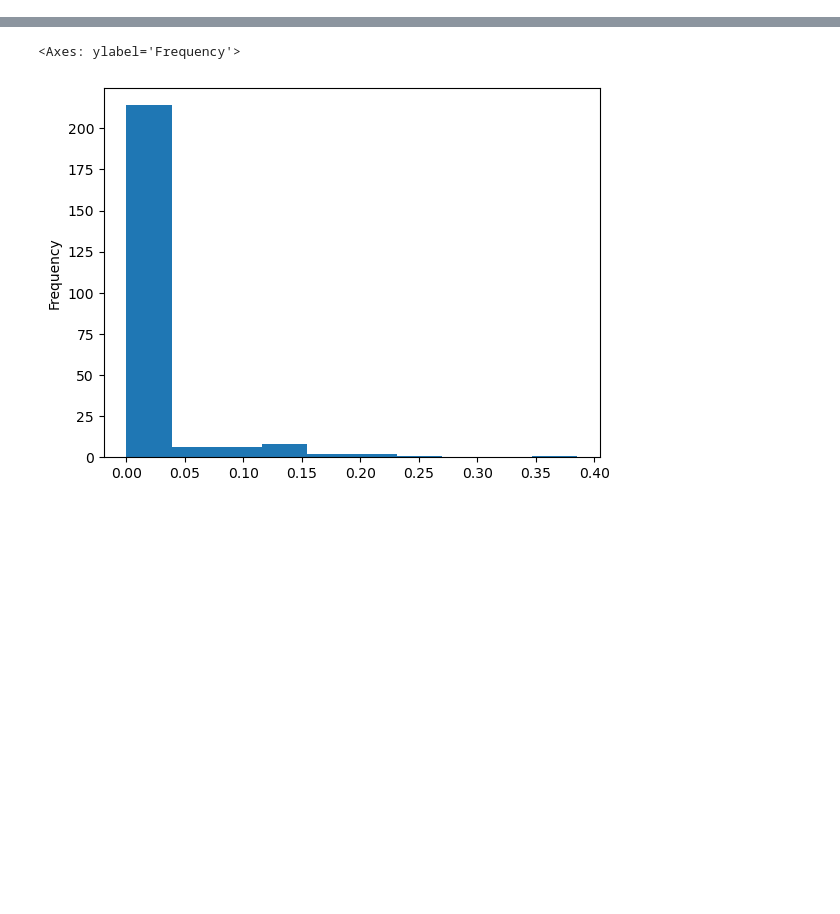
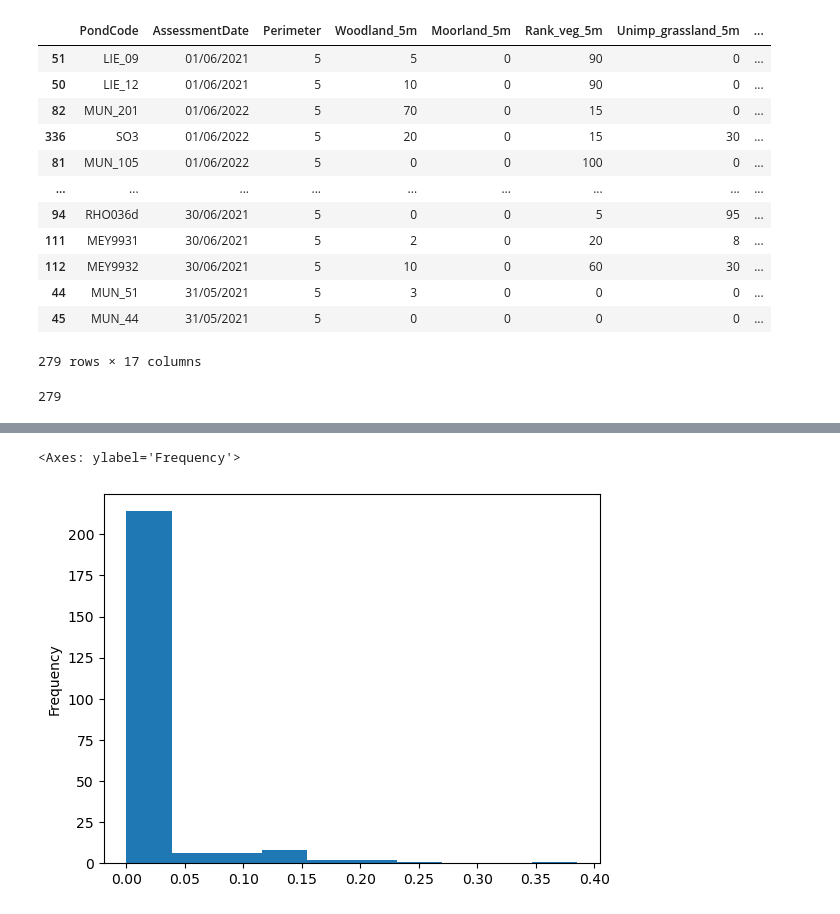
Before and after one commit to jingsday/ponderful_Scripts, a Jupyter notebook: ponderful_Scripts_random_forest/ponderful_Scripts_quantile_transformed.ipynb, the cells around one changed output, grey strips where cells are left out. Drawn from its saved outputs; the diff is of its cells as text; code cells hidden in the pictures; blank space fills up the shorter version.

```diff
--- a/ponderful_Scripts_random_forest/ponderful_Scripts_quantile_transformed.ipynb
+++ b/ponderful_Scripts_random_forest/ponderful_Scripts_quantile_transformed.ipynb
@@ -25,3 +71,23 @@ display(Phy_Che)
+# %%
+lu_5m
+# %% [output]
+|  | PondCode | AssessmentDate | Perimeter | Woodland_5m | Moorland_5m | Rank_veg_5m | Unimp_grassland_5m | ... |
+| 51 | LIE_09 | 01/06/2021 | 5 | 5 | 0 | 90 | 0 | ... |
+| 50 | LIE_12 | 01/06/2021 | 5 | 10 | 0 | 90 | 0 | ... |
+| 82 | MUN_201 | 01/06/2022 | 5 | 70 | 0 | 15 | 0 | ... |
+| 336 | SO3 | 01/06/2022 | 5 | 20 | 0 | 15 | 30 | ... |
+| 81 | MUN_105 | 01/06/2022 | 5 | 0 | 0 | 100 | 0 | ... |
+| ... | ... | ... | ... | ... | ... | ... | ... | ... |
+| 94 | RHO036d | 30/06/2021 | 5 | 0 | 0 | 5 | 95 | ... |
+| 111 | MEY9931 | 30/06/2021 | 5 | 2 | 0 | 20 | 8 | ... |
+| 112 | MEY9932 | 30/06/2021 | 5 | 10 | 0 | 60 | 30 | ... |
+| 44 | MUN_51 | 31/05/2021 | 5 | 3 | 0 | 0 | 0 | ... |
+| 45 | MUN_44 | 31/05/2021 | 5 | 0 | 0 | 0 | 0 | ... |
+279 rows × 17 columns
+# %%
+len(set(list(lu_5m.index)))
+# %% [output]
+279
 # %%
 Phy_Che.columns
 # %% [output]
```
Also changed, not shown: parts of 18 cells of this notebook, 3 other files.
